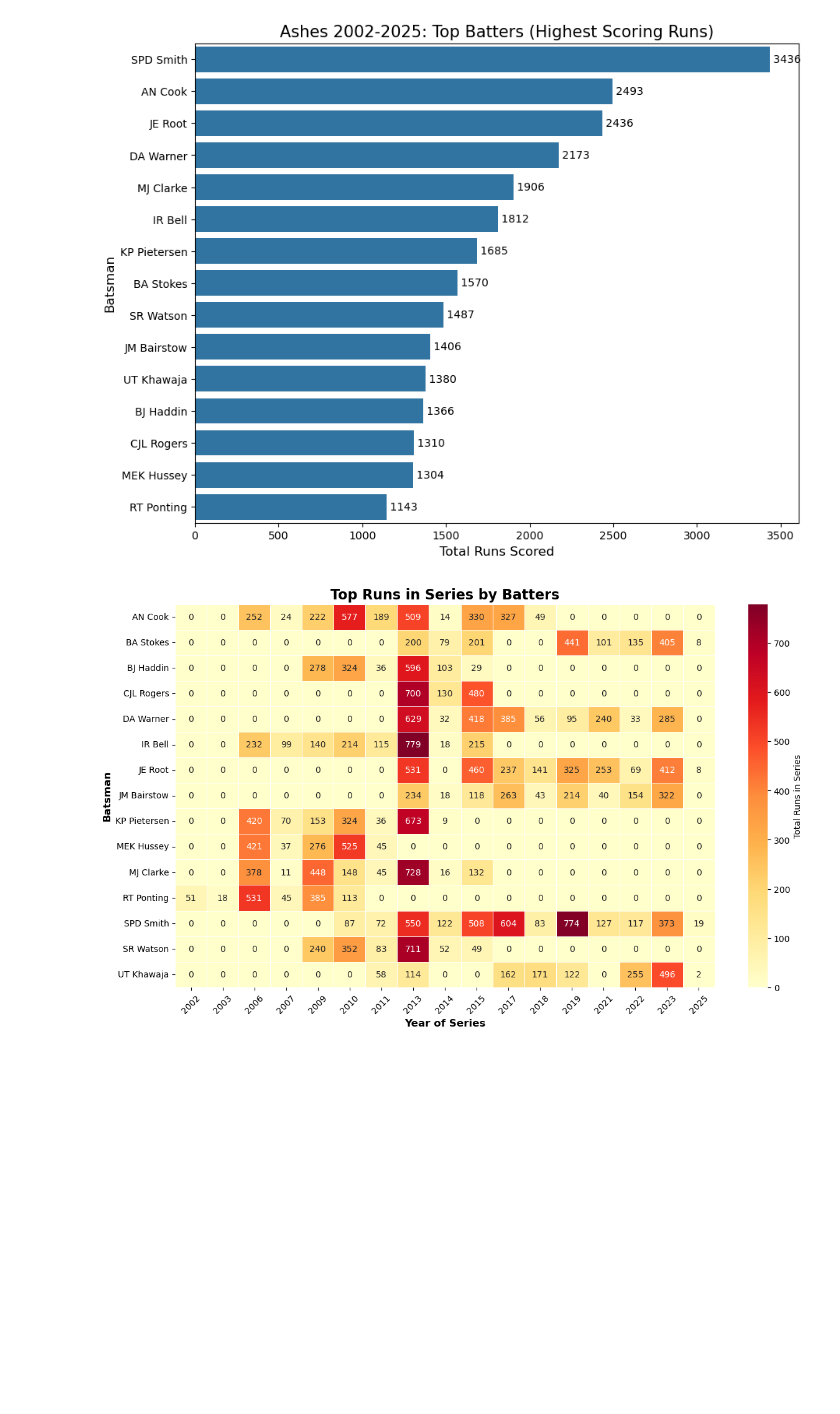
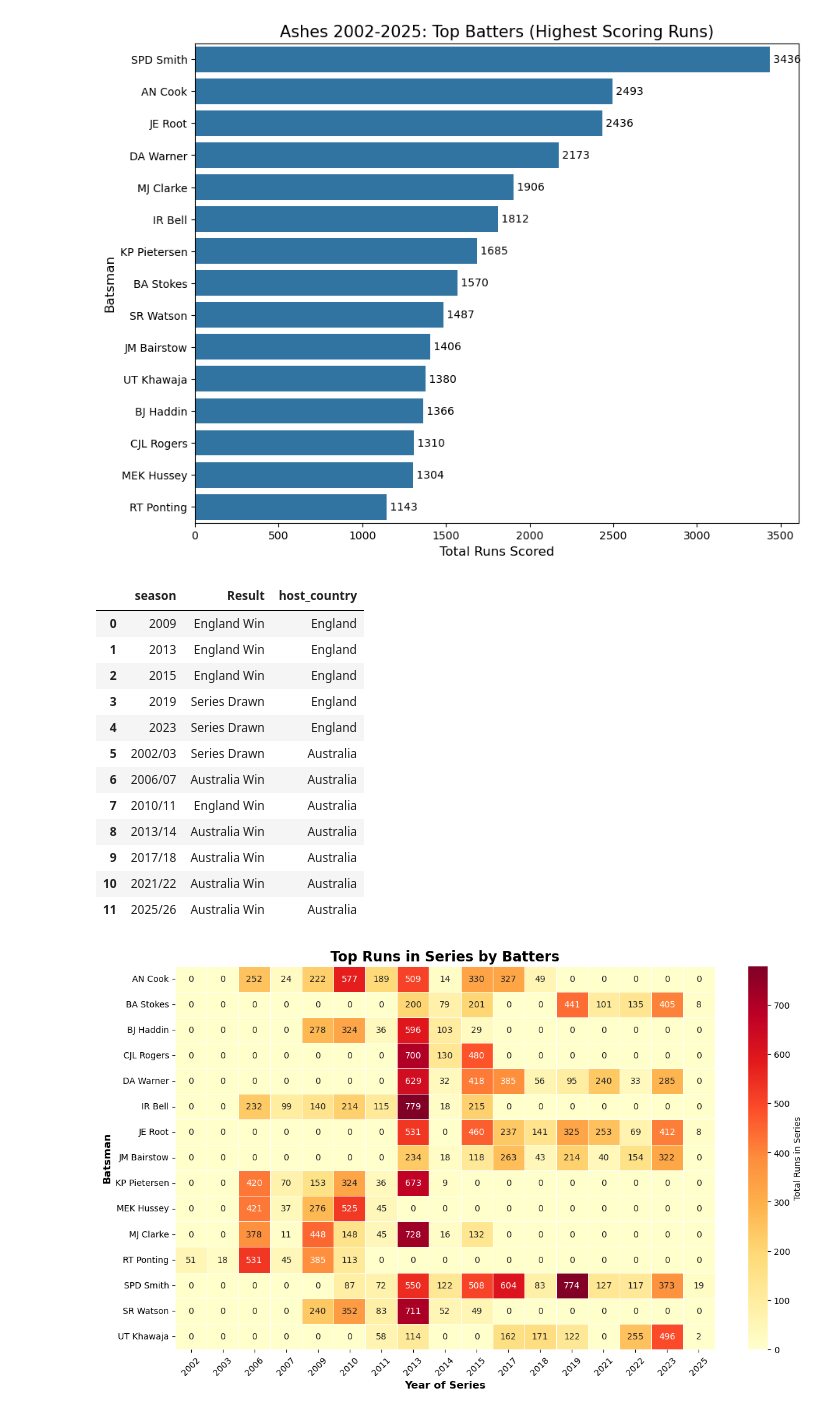
Before and after one commit to zoeh6176-sketch/Programming-Assessment, a Jupyter notebook: Untitled.ipynb, the cells around one changed output. Saved outputs shown, nothing was run; the diff lists cells and outputs as text; code cells hidden in the pictures; blank space fills up the shorter version.

Commit message:
Dataframe of results from each series and which country hosted that series

```diff
--- a/Untitled.ipynb
+++ b/Untitled.ipynb
@@ -167,6 +167,93 @@ plt.ylabel('Batsman', fontsize = 12)
 plt.show()
 # %% [output]
 [figure]
+# %%
+# Determining winner of match and then winner of series
+match_scores = full_data.groupby(['match_id', 'batting_team'])['total_scored'].first().unstack()
+
+def get_match_winner(row):
+    # Matches that have been drawn
+    draw_ids = [1152847, 1336046, 345970, 345972, 428749, 566934, 566936, 1072308, 1263465]
+
+    if row.name in draw_ids:
+        return 'Draw'
+    if row['England'] > row['Australia']:
+        return 'England'
+    if row['Australia'] > row['England']:
+        return 'Australia'
+    else:
+        return 'Draw'
+
+match_results = match_scores.apply(get_match_winner, axis = 1)
+match_results
+
+series_match_results = full_data[['match_id', 'season']].drop_duplicates().set_index('match_id')
+series_match_results['winner'] = match_results
+
+series_counts = series_match_results.groupby(['season','winner']).size().unstack(fill_value = 0)
+
+def determine_series_outcome(row):
+    eng_wins = row.get('England', 0)
+    aus_wins = row.get('Australia', 0)
+
+    if eng_wins > aus_wins:
+        return 'England Win'
+    elif aus_wins > eng_wins:
+        return 'Australia Win'
+    else:
+        return 'Series Drawn'
+
+series_final = series_counts.apply(determine_series_outcome, axis = 1)
+series_summary = series_final.to_frame(name = 'Result').reset_index()
+
+
+# Determining which country hosted which series
+match_info = full_data.groupby(['season','match_id']).agg({'venue': 'first'}).reset_index()
+
+venue_country = {'Melbourne Cricket Ground': 'Australia',
+                 'Sydney Cricket Ground': 'Australia',
+                 'Brisbane Cricket Ground, Woolloongabba': 'Australia',
+                 'Adelaide Oval': 'Australia',
+                 'W.A.C.A. Ground': 'Australia',
+                 'Sophia Gardens': 'England',
+                 'Lord\'s': 'England',
+                 'Edgbaston': 'England',
+                 'Headingley': 'England',
+                 'Kennington Oval': 'England',
+                 'Western Australia Cricket Association Ground': 'Australia',
+                 'Trent Bridge': 'England',
+                 'Old Trafford': 'England',
+                 'Brisbane Cricket Ground, Woolloongabba, Brisbane': 'Australia',
+                 'Riverside Ground': 'England',
+                 'Edgbaston, Birmingham': 'England',
+                 'Bellerive Oval, Hobart': 'Australia',
+                 'Lord\'s, London': 'England',
+                 'Headingley, Leeds': 'England',
+                 'Old Trafford, Manchester': 'England',
+                 'Kennington Oval, London': 'England',
+                 'Perth Stadium': 'Australia'}
+
+match_info['host_country'] = match_info['venue'].map(venue_country).fillna('Other')
+
+match_info = match_info.groupby('season')['host_country'].first().reset_index()
+
+
+final_df = pd.merge(series_summary, match_info, on = 'season')
+final_df
+# %% [output]
+|  | season | Result | host_country |
+| 0 | 2009 | England Win | England |
+| 1 | 2013 | England Win | England |
+| 2 | 2015 | England Win | England |
+| 3 | 2019 | Series Drawn | England |
+| 4 | 2023 | Series Drawn | England |
+| 5 | 2002/03 | Series Drawn | Australia |
+| 6 | 2006/07 | Australia Win | Australia |
+| 7 | 2010/11 | England Win | Australia |
+| 8 | 2013/14 | Australia Win | Australia |
+| 9 | 2017/18 | Australia Win | Australia |
+| 10 | 2021/22 | Australia Win | Australia |
+| 11 | 2025/26 | Australia Win | Australia |
 # %%
 # Creating heatmap to show the top batters in each series
 # Slight issue in the fact series can spand over two different years
```
Also changed, not shown: parts of 2 cells of this notebook.
